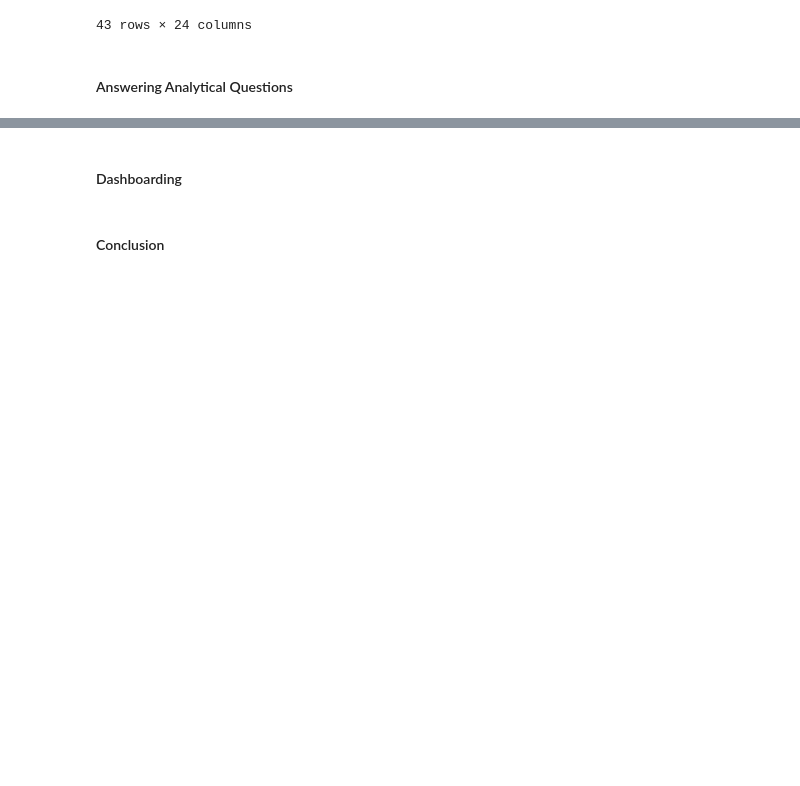
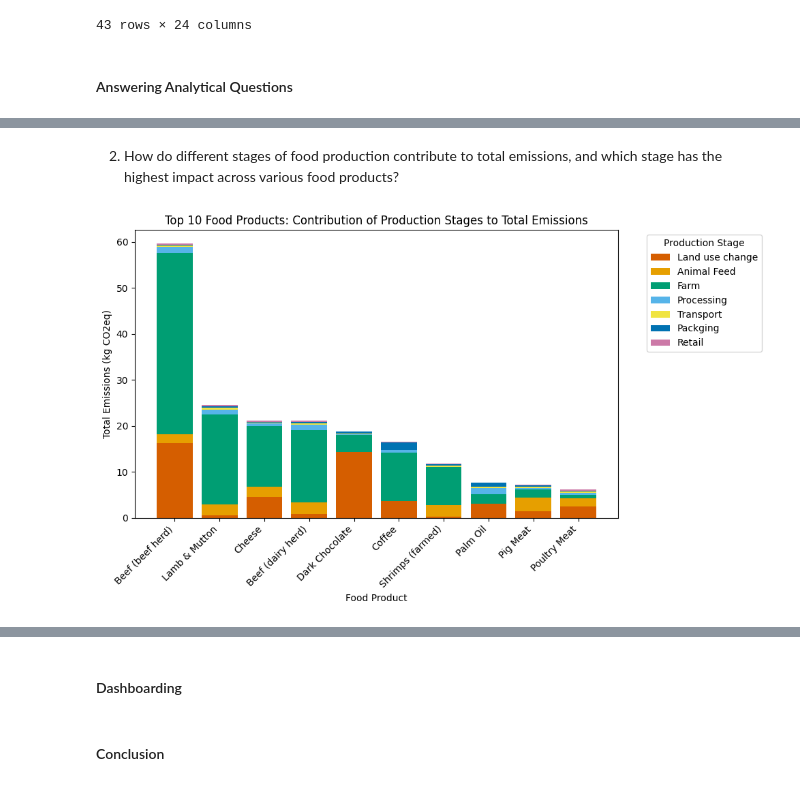
Before and after one commit to adubrightkwartengsnr/Environmental_Impact_Of_Food_Production_Analysis, a Jupyter notebook: notebook/environment_impact_of_food_analysis.ipynb, the cells around one changed output, grey strips where cells are left out. Cells and saved outputs as stored; diff of their text form; code cells hidden in the pictures; blank space fills up the shorter version.

```diff
--- a/notebook/environment_impact_of_food_analysis.ipynb
+++ b/notebook/environment_impact_of_food_analysis.ipynb
@@ -1019,0 +1047,33 @@ df
+# %% [markdown]
+2. How do different stages of food production contribute to total emissions, and which stage has the highest impact across various food products?
+# %%
+# Get the top 10 food products by emissions
+top_10_df = df.sort_values(by="Total_emissions", ascending=False).head(10)
+
+# List of food production stages
+food_production_stages = ["Land use change", "Animal Feed", "Farm", "Processing", "Transport", "Packging", "Retail"]
+
+# Initialize the figure
+fig, ax = plt.subplots(figsize=(10,6))
+
+# Stacked bar chart
+bottom = np.zeros(len(top_10_df))  # Reset bottom for stacking
+colors = ["#D55E00", "#E69F00", "#009E73", "#56B4E9", "#F0E442", "#0072B2", "#CC79A7"]
+
+for i, stage in enumerate(food_production_stages):
+    ax.bar(top_10_df["Food product"], top_10_df[stage],
+           label=stage, bottom=bottom, color=colors[i])
+    bottom += top_10_df[stage].values  # Update bottom for stacking
+
+# Set Labels and Formatting
+ax.set_ylabel("Total Emissions (kg CO2eq)")
+ax.set_xlabel("Food Product")
+ax.set_title("Top 10 Food Products: Contribution of Production Stages to Total Emissions")
+ax.legend(title="Production Stage", bbox_to_anchor=(1.05,1), loc="upper left")
+plt.xticks(rotation=45, ha="right")
+
+# Show plot
+plt.tight_layout()
+plt.show()
+# %% [output]
+[figure, added]
```
Also changed, not shown: parts of 10 cells of this notebook.
